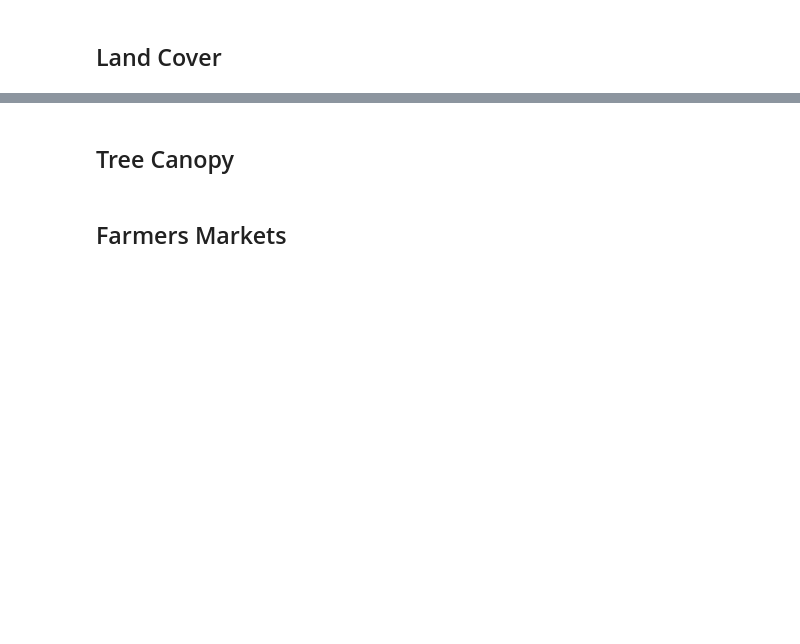
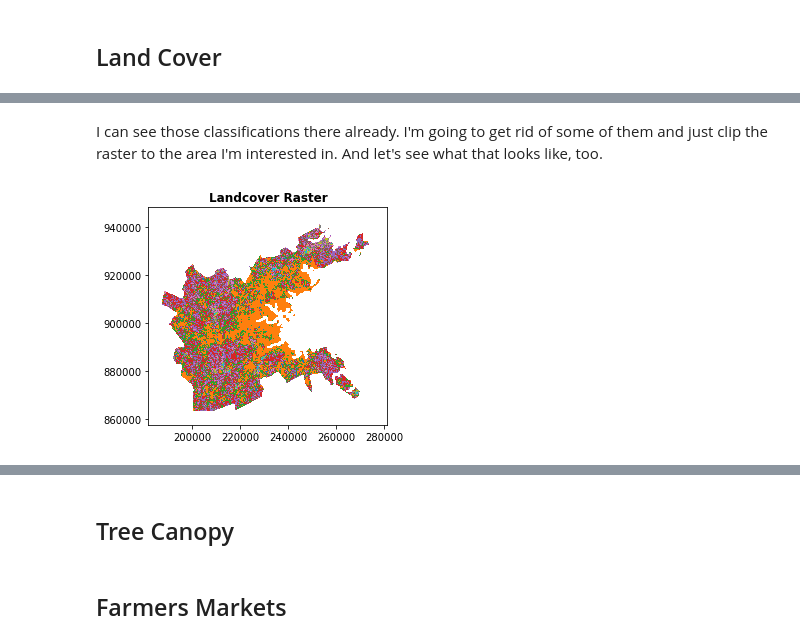
Before and after one commit to krowe42/FinalProject-LivingDecisions, a Jupyter notebook: Rowe-LivingDecisions.ipynb, the cells around one changed output, grey strips where cells are left out. Drawn from its saved outputs; the diff is of its cells as text; code cells hidden in the pictures; blank space fills up the shorter version.

Commit message:
finished landcover, made pretty maps

```diff
--- a/Rowe-LivingDecisions.ipynb
+++ b/Rowe-LivingDecisions.ipynb
@@ -228,0 +232,4 @@ plt.show()
+# %%
+with rasterio.open('data/raster/NLCD/NLCD_2016_Land_Cover_Boston.tif') as land:
+    landcover = land.read(1)
+landcover
@@ -228,0 +244,13 @@ plt.show()
+# %% [markdown]
+I can see those classifications there already. I'm going to get rid of some of them and just clip the raster to the area I'm interested in. And let's see what that looks like, too.
+# %%
+# Mask the landcover! I'm not going to display the raster after this because all of the corners will be NaN.
+
+landcover_zip = landcover * mask
+
+# Visualize the landcover!
+
+show(landcover_zip, title='Landcover Raster', transform=transform, cmap='tab10')
+plt.show()
+# %% [output]
+[figure, added]
```
Also changed, not shown: parts of 9 cells of this notebook.
